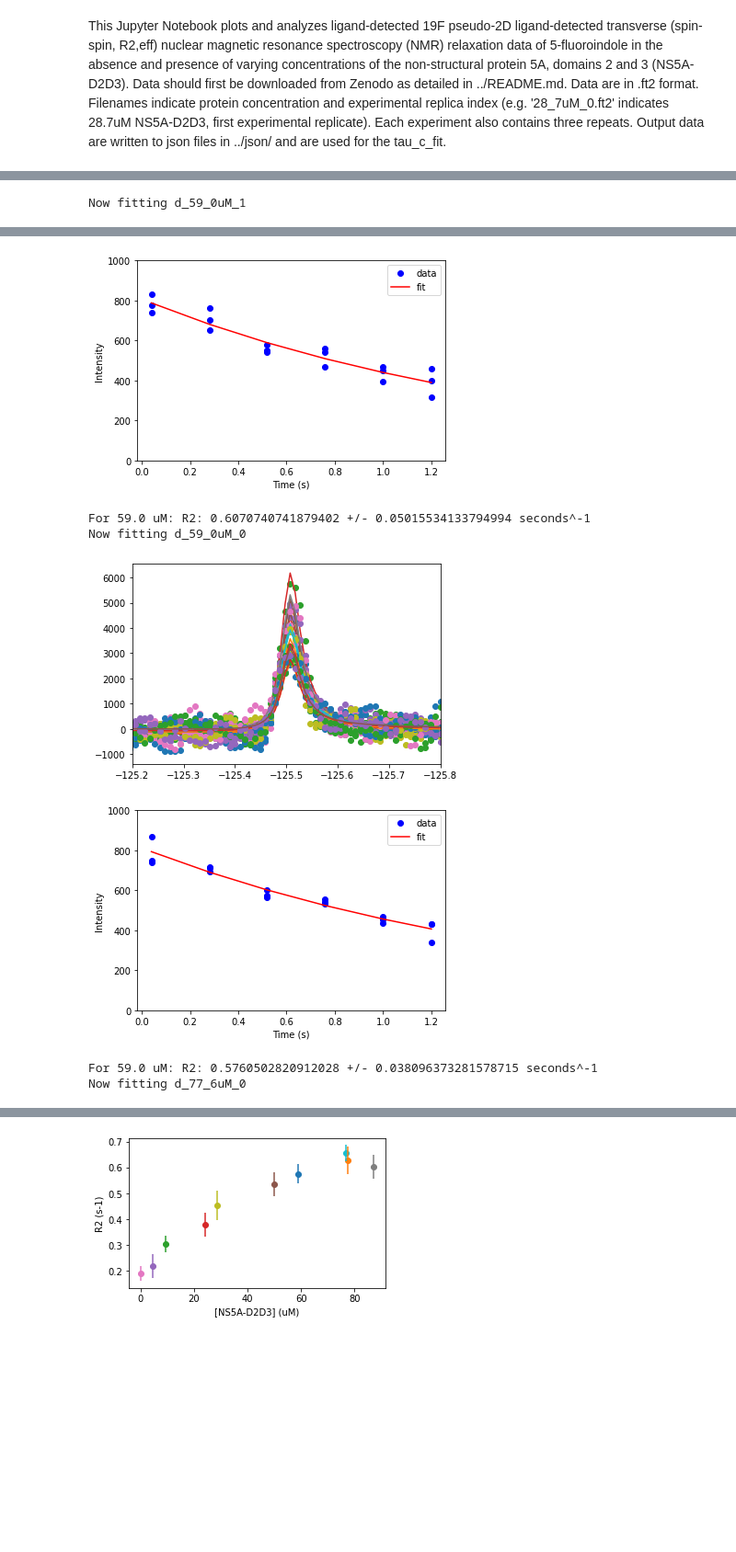
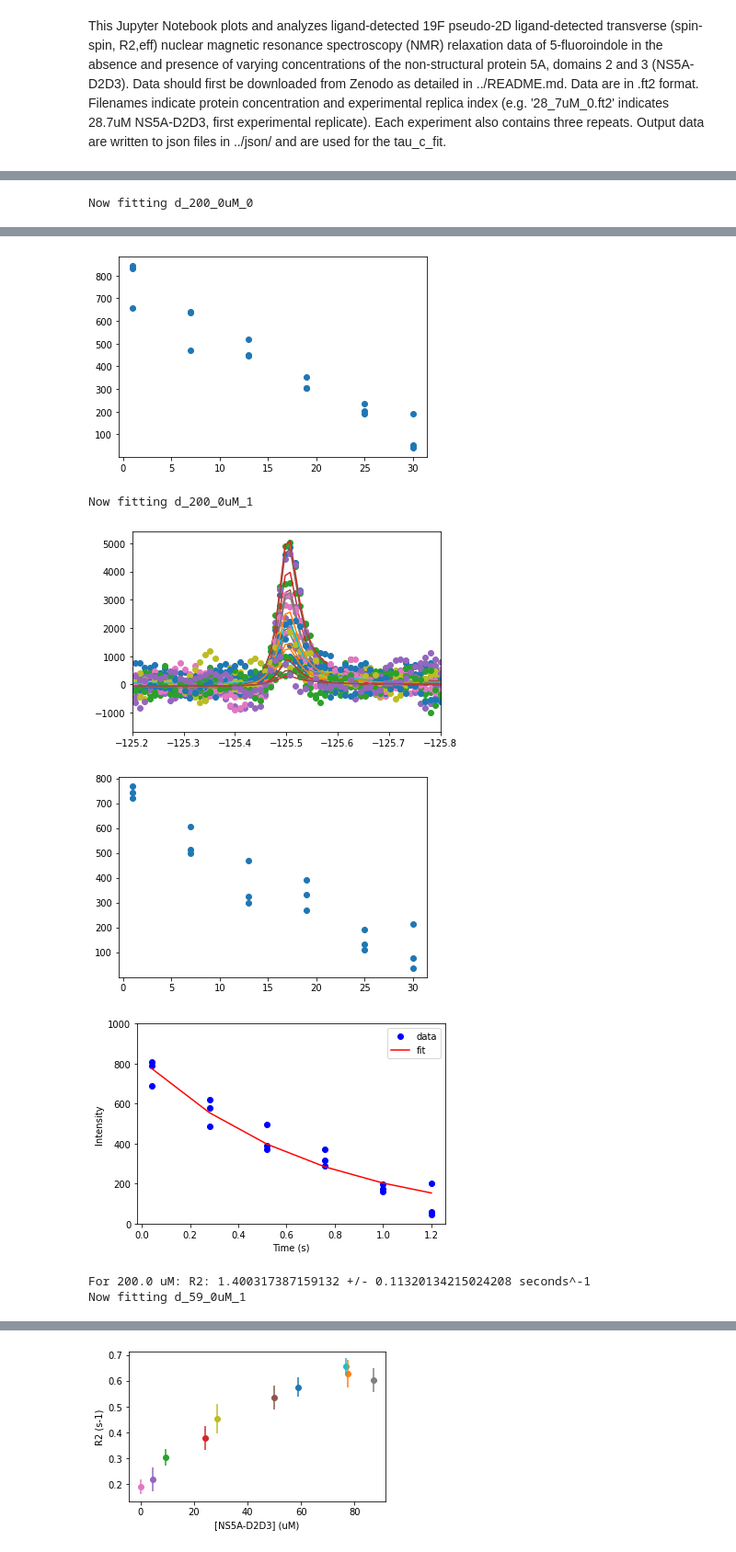
Before and after one commit to hansenlab-ucl/R2_IDP_small_mol, a Jupyter notebook: 19F_R2eff/plot_19F_R2_CPMG_data.ipynb, the cells around one changed output, grey strips where cells are left out. Shown at 92% size. Cells and saved outputs as stored; diff of their text form; code cells hidden in the pictures; blank space fills up the shorter version.

```diff
--- a/19F_R2eff/plot_19F_R2_CPMG_data.ipynb
+++ b/19F_R2eff/plot_19F_R2_CPMG_data.ipynb
@@ -82,7 +66,7 @@ concs_r2_av = {}
 concs_r2_se = {}
 
 vclist = np.asarray([1,7,13,19,25,30,1,7,13,19,25,30,1,7,13,19,25,30])
-vclist_50 = np.asarray([1,7,13,19,26,1,7,13,19,26,1,7,13,19,26,])
+vclist_50 = np.asarray([1,7,13,19,26,1,7,13,19,26,1,7,13,19,26]) #the data for 50uM has a slightly different vclist
 
 # Loop over grouped data, calculate average and standard error, and plot
 for key in group_dict:
@@ -94,20 +78,26 @@ for key in group_dict:
             # fit each slice to get intensities
             intensities = fit_1D_19F.fit_pseudo2D(dic=dic[i], data_list=data[i])
             ints.append(intensities)
-            # fit intensities to get R2
-            popt, pcov, R2, R2err = fit_1D_19F.fit_R2_data(x=vclist*4.*0.01, y=np.mean(np.asarray(ints), axis=0) )
-            print('For', key,'uM:', 'R2:', R2, '+/-', R2err, 'seconds^-1')
+            plt.scatter(vclist,intensities)
+            plt.show()
+        # fit intensities to get R2
+        popt, pcov, R2, R2err = fit_1D_19F.fit_R2_data(x=vclist*4.*0.01, y=np.mean(np.asarray(ints), axis=0) )
+        print('For', key,'uM:', 'R2:', R2, '+/-', R2err, 'seconds^-1')
 
-    if key == '50.0':
+    if key == '50.0': #the data for 50uM has a slightly different vclist
         for i in group_dict[key]:
             print('Now fitting', i)
             # fit each slice to get intensities
             intensities = fit_1D_19F.fit_pseudo2D(dic=dic[i], data_list=data[i])
             ints.append(intensities)
-            # fit intensities to get R2
-            popt, pcov, R2, R2err = fit_1D_19F.fit_R2_data(x=vclist_50*4.*0.01, y=np.mean(np.asarray(ints), axis=0) )
-            print('For', key,'uM:', 'R2:', R2, '+/-', R2err, 'seconds^-1')
-    concs_r2_av[key] = R2
-    concs_r2_se[key] = R2err
+            ints.append(intensities)
+            plt.scatter(vclist_50,intensities)
+        # fit intensities to get R2
+        popt, pcov, R2, R2err = fit_1D_19F.fit_R2_data(x=vclist_50*4.*0.01, y=np.mean(np.asarray(ints), axis=0) )
+        print('For', key,'uM:', 'R2:', R2, '+/-', R2err, 'seconds^-1')
+
+    if key != '200.0':
+        concs_r2_av[key] = R2
+        concs_r2_se[key] = R2err
 # %% [output]
-Now fitting d_59_0uM_1
+Now fitting d_200_0uM_0
@@ -115,7 +105,7 @@ Now fitting d_59_0uM_1
-[figure, old version]
+[figure, new version]
-For 59.0 uM: R2: 0.6070740741879402 +/- 0.05015534133794994 seconds^-1
-Now fitting d_59_0uM_0
+Now fitting d_200_0uM_1
-[figure, old version]
+[figure, new version]
-[figure, old version]
+[figure, new version]
+[figure, new version]
-For 59.0 uM: R2: 0.5760502820912028 +/- 0.038096373281578715 seconds^-1
-Now fitting d_77_6uM_0
+For 200.0 uM: R2: 1.400317387159132 +/- 0.11320134215024208 seconds^-1
+Now fitting d_59_0uM_1
```
Also changed, not shown: parts of 2 cells of this notebook, 19 other files.
